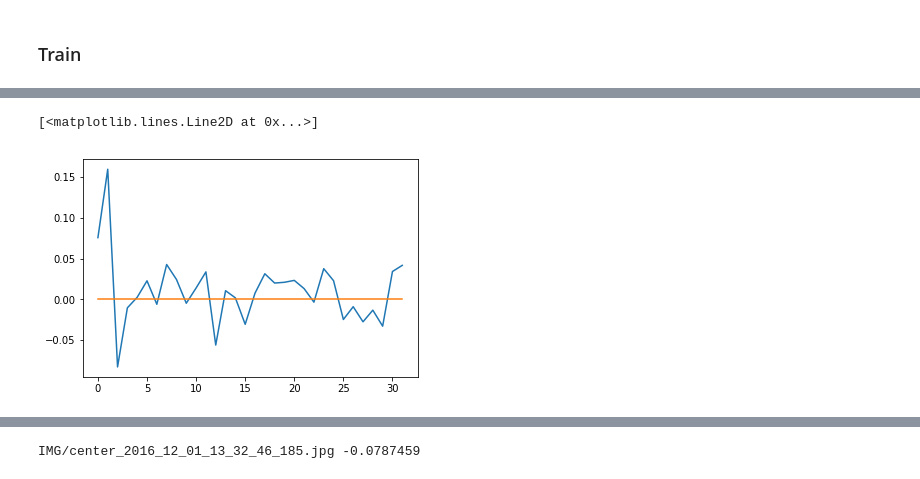
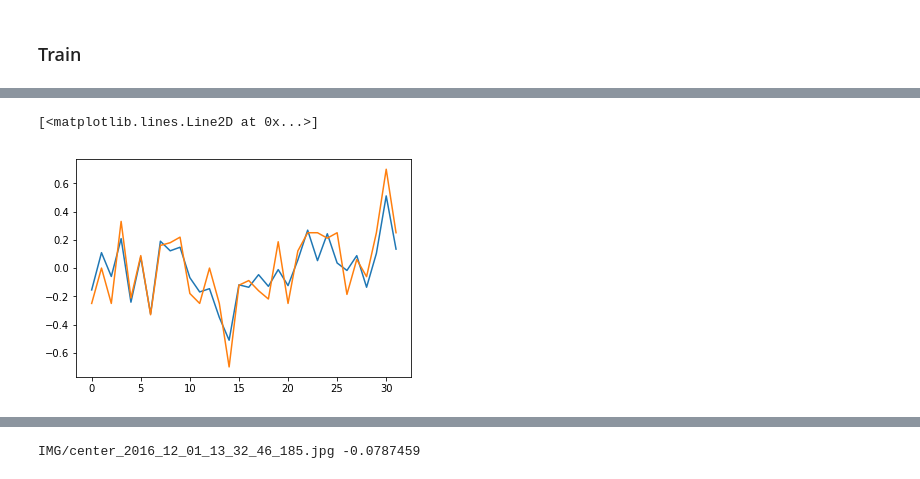
Before and after one commit to husams/Behavioral-Cloning, a Jupyter notebook: nvida.ipynb, the cells around one changed output, grey strips where cells are left out. Saved outputs shown, nothing was run; the diff lists cells and outputs as text; code cells hidden in the pictures.

Commit message:
test with data augmentation

```diff
--- a/nvida.ipynb
+++ b/nvida.ipynb
@@ -37,7 +55,7 @@ X = []
 for sample in samples:
     angle = float(sample[3])
     X.append(angle)
-    X.append(angle+0.25)
-    X.append(angle-0.25)
+    #X.append(angle+0.25)
+    #X.append(angle-0.25)
 plt.hist(X)
 # %% [output]
@@ -52,0 +86,6 @@ plt.hist(X)
+# %%
+df = pd.read_csv('data/driving_log_balanced.csv')
+df.hist(column='steering')
+
+x = df.as_matrix(columns=['steering'])
+np.histogram(x)
@@ -236,13 +297,13 @@ y = model.predict_generator(test_generator(samples, 32), val_samples=32)
+# %%
+X,y = next(validation_generator)
+
+prediction = model.predict(X)
 # %%
-X = []
-for sample in samples:
-    X.append(float(sample[3]))
-x = X[0:32]
+plt.plot([i for i in range(0,32)], prediction)
 plt.plot([i for i in range(0,32)], y)
-plt.plot([i for i in range(0,32)], x)
 # %% [output]
 [<matplotlib.lines.Line2D at 0x...>]
-[figure, old version]
+[figure, new version]
 # %%
 data = pd.read_csv("./data/driving_log.csv")
 
```
Also changed, not shown: parts of 13 cells of this notebook.
